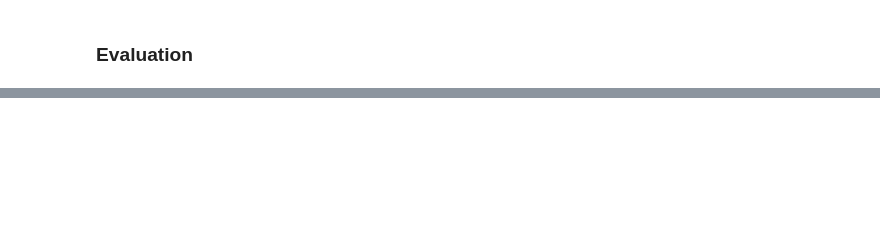
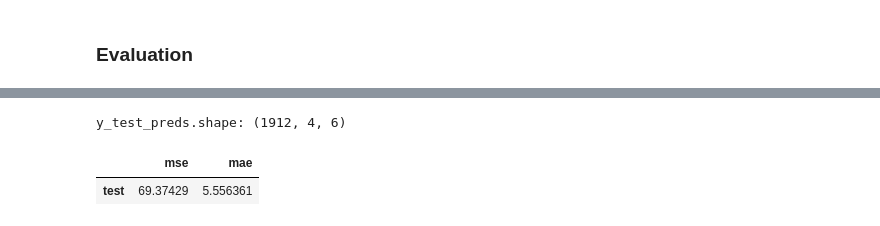
Before and after one commit to ARCLab-MIT/SW-Transformers-Forecaster-Framework, a Jupyter notebook: dev_nbs/00_draftsheet_copy.ipynb, the cells around one changed output, grey strips where cells are left out. Cells and saved outputs as stored; diff of their text form; code cells hidden in the pictures; blank space fills up the shorter version.

```diff
--- a/dev_nbs/00_draftsheet_copy.ipynb
+++ b/dev_nbs/00_draftsheet_copy.ipynb
@@ -316,16 +304,17 @@ learn.fit_one_cycle(n_epoch=10, lr_max=lr_max)
 # %% [markdown]
 ### Evaluation
 # %%
-# from tsai.inference import load_learner
-# from sklearn.metrics import mean_squared_error, mean_absolute_error
+from tsai.inference import load_learner
+from sklearn.metrics import mean_squared_error, mean_absolute_error
 
-# learn = load_learner('models/patchTST.pt')
-# y_test_preds, *_ = learn.get_X_preds(X[splits[2]])
-# y_test_preds = to_np(y_test_preds)
-# print(f"y_test_preds.shape: {y_test_preds.shape}")
+learn = load_learner('models/patchTST.pt')
+y_test_preds, *_ = learn.get_X_preds(X[splits[2]])
+y_test_preds = to_np(y_test_preds)
+print(f"y_test_preds.shape: {y_test_preds.shape}")
 
-# y_test = y[splits[2]]
-# results_df = pd.DataFrame(columns=["mse", "mae"])
-# results_df.loc["test", "mse"] = mean_squared_error(y_test.flatten(), y_test_preds.flatten())
-# results_df.loc["test", "mae"] = mean_absolute_error(y_test.flatten(), y_test_preds.flatten())
-# results_df
+y_test = y[splits[2]]
+results_df = pd.DataFrame(columns=["mse", "mae"])
+results_df.loc["test", "mse"] = mean_squared_error(y_test.flatten(), y_test_preds.flatten())
+results_df.loc["test", "mae"] = mean_absolute_error(y_test.flatten(), y_test_preds.flatten())
+results_df
+# %% [output]
@@ -331,0 +322,3 @@ learn.fit_one_cycle(n_epoch=10, lr_max=lr_max)
+y_test_preds.shape: (1912, 4, 6)
+|  | mse | mae |
+| test | 69.37429 | 5.556361 |
```
Also changed, not shown: parts of 10 cells of this notebook.
